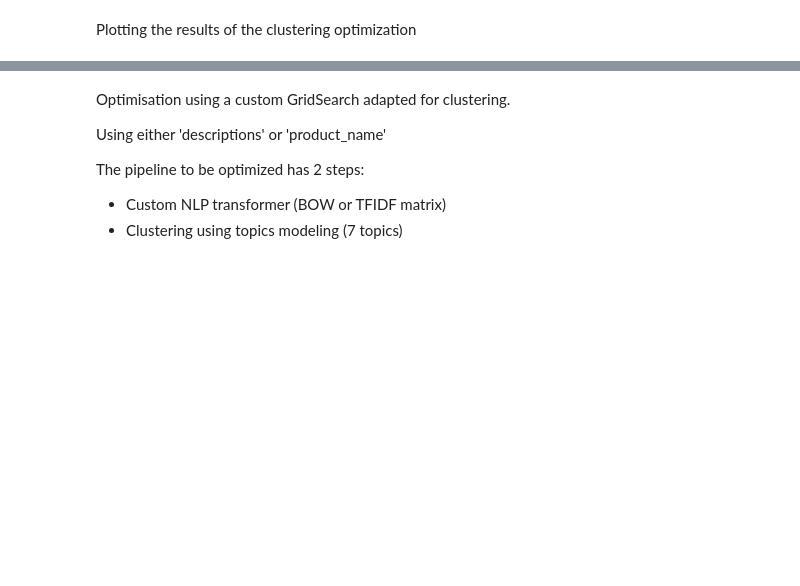
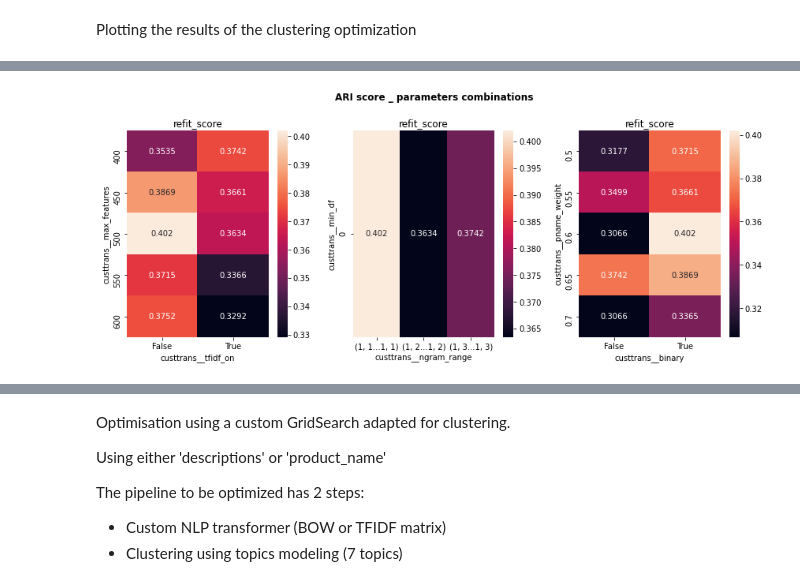
Before and after one commit to SmellyArmure/OC_DS_Project6, a Jupyter notebook: NOTEBOOK/P6_Cleaning_NLP.ipynb, the cells around one changed output, grey strips where cells are left out. Cells and saved outputs as stored; diff of their text form; code cells hidden in the pictures; blank space fills up the shorter version.

```diff
--- a/NOTEBOOK/P6_Cleaning_NLP.ipynb
+++ b/NOTEBOOK/P6_Cleaning_NLP.ipynb
@@ -1168,23 +507,25 @@ plot_gsc_multi_scores(gsc=gsc_pname, param='custtrans__min_df', title=None,
 # %%
 # Effect of 2 parameters on clustering scores
 
-params1 = ['pca__n_components', 'custtrans__tfidf_on']
-params2 = ['custtrans__min_df', 'custtrans__max_df']
-params3 = ['custtrans__ngram_range', 'custtrans__binary']
+params1 = ['custtrans__max_features', 'custtrans__tfidf_on']
+params2 = ['custtrans__min_df', 'custtrans__ngram_range']
+params3 = ['custtrans__pname_weight', 'custtrans__binary']
 
 fig = plt.figure(figsize=(12,5))
 
 ax1 = fig.add_subplot(1,3,1)
-plot_2D_gsclust_param_opt(gsc_pname, params=params1, shorten_label=5, ax=ax1)
+plot_2D_gsclust_param_opt(gsc, params=params1, shorten_label=5, ax=ax1)
 
 ax2 = fig.add_subplot(1,3,2)
-plot_2D_gsclust_param_opt(gsc_pname, params=params2, shorten_label=5, ax=ax2)
+plot_2D_gsclust_param_opt(gsc, params=params2, shorten_label=5, ax=ax2)
 
 ax3 = fig.add_subplot(1,3,3)
-plot_2D_gsclust_param_opt(gsc_pname, params=params3, shorten_label=5, ax=ax3)
+plot_2D_gsclust_param_opt(gsc, params=params3, shorten_label=5, ax=ax3)
 
 plt.gcf().suptitle('ARI score _ parameters combinations', fontweight='bold')
 plt.tight_layout(rect=[0,0,1,0.92])
+# %% [output]
+[figure, added]
 # %%
 # All the scores through 2 chosen parameters
 
```
Also changed, not shown: parts of 143 cells of this notebook, 4 other files.
